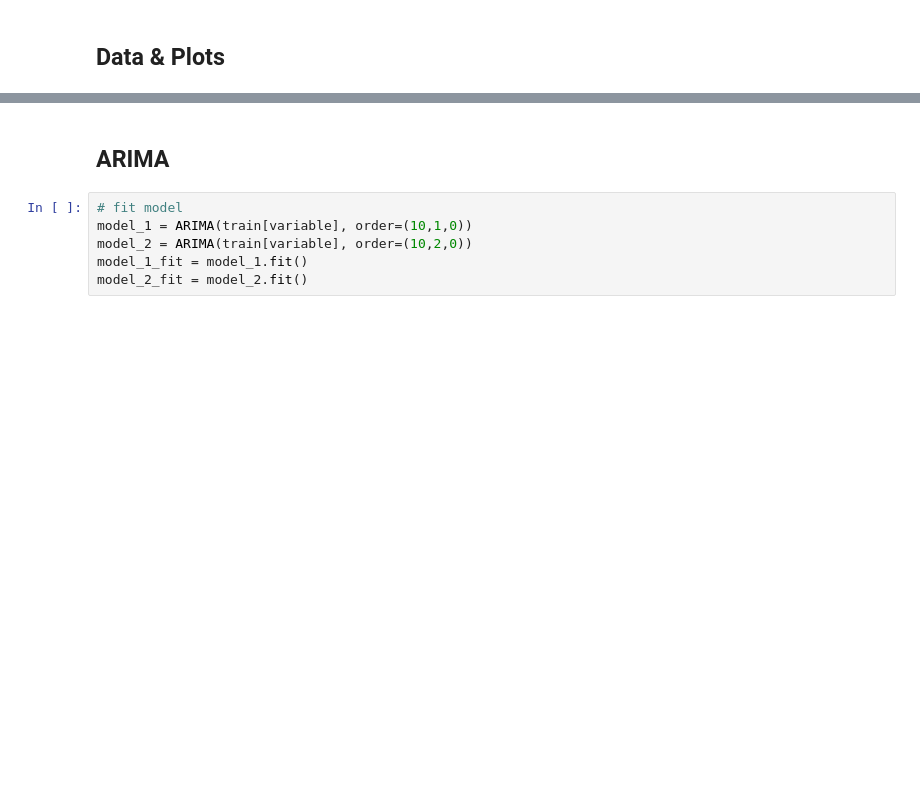
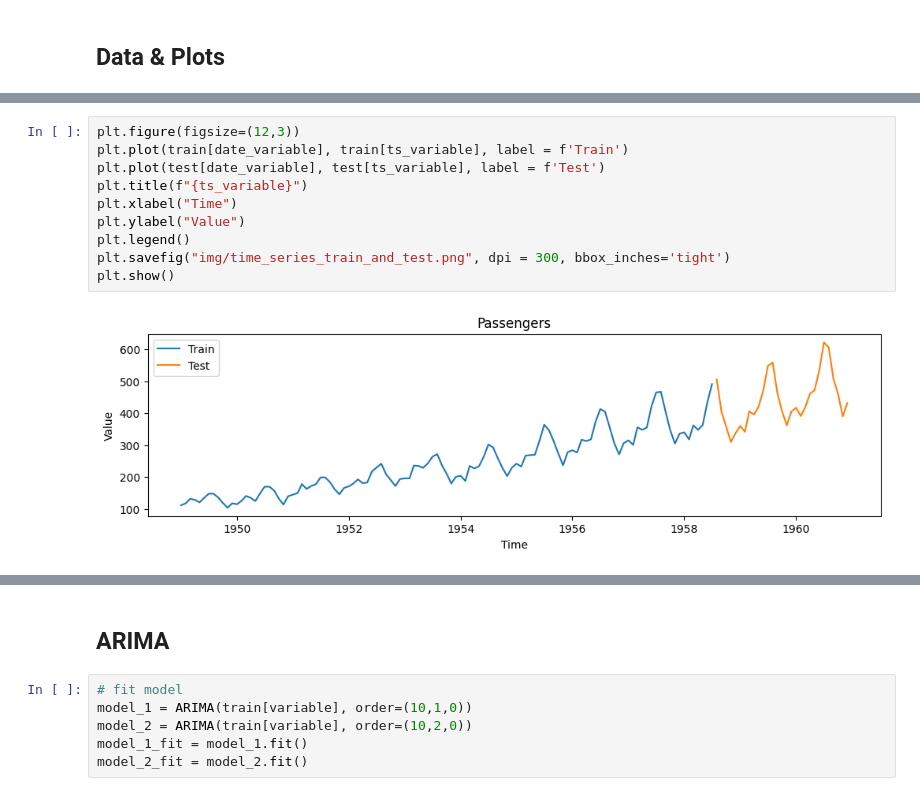
Before and after one commit to Bruno-Moreno/ML---Study, a Jupyter notebook: notebooks/ML/arima_model.ipynb, the cells around one changed output, grey strips where cells are left out. Cells and saved outputs as stored; diff of their text form; blank space fills up the shorter version.

```diff
--- a/notebooks/ML/arima_model.ipynb
+++ b/notebooks/ML/arima_model.ipynb
@@ -56,0 +67,12 @@ date_variable = "period"
+# %%
+plt.figure(figsize=(12,3))
+plt.plot(train[date_variable], train[ts_variable], label = f'Train')
+plt.plot(test[date_variable], test[ts_variable], label = f'Test')
+plt.title(f"{ts_variable}")
+plt.xlabel("Time")
+plt.ylabel("Value")
+plt.legend()
+plt.savefig("img/time_series_train_and_test.png", dpi = 300, bbox_inches='tight')
+plt.show()
+# %% [output]
+[figure, added]
```
Also changed, not shown: parts of 20 cells of this notebook, 1 other file.
